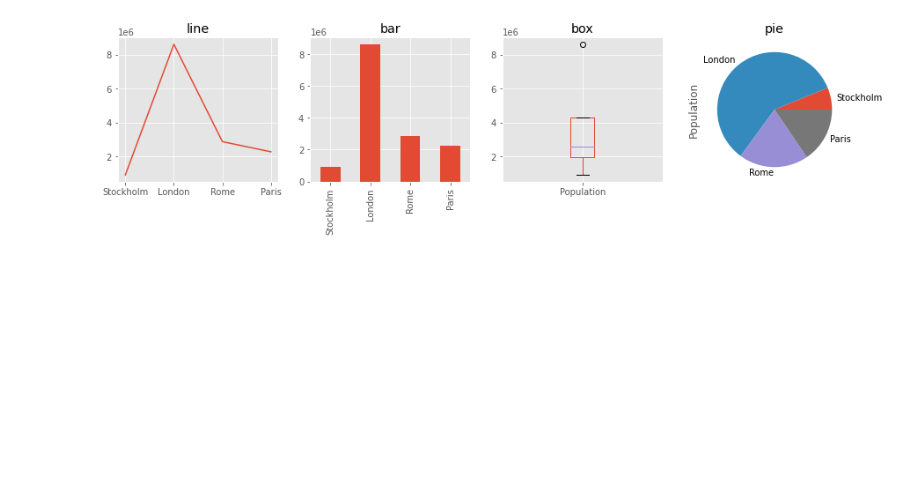
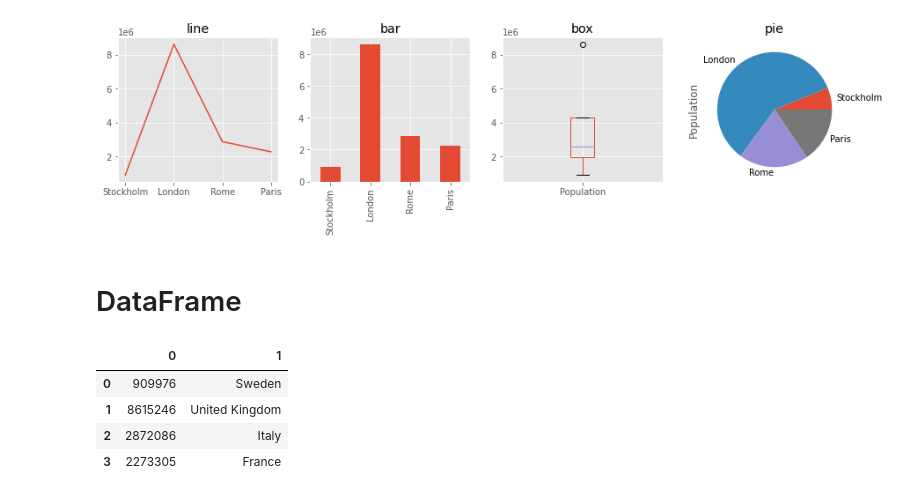
Before and after one commit to ghhernandes/numerical-python-book, a Jupyter notebook: notebooks/Chapter-12.ipynb, the cells around one changed output. Saved outputs shown, nothing was run; the diff lists cells and outputs as text; code cells hidden in the pictures; blank space fills up the shorter version.

```diff
--- a/notebooks/Chapter-12.ipynb
+++ b/notebooks/Chapter-12.ipynb
@@ -90,3 +96,15 @@ s.plot(ax=axes[3], kind='pie', title='pie')
 # %% [output]
 <matplotlib.axes._subplots.AxesSubplot at 0x...>
 [figure]
+# %% [markdown]
+# DataFrame
+# %%
+df = pd.DataFrame([[909976, "Sweden"], [8615246, "United Kingdom"],
+[2872086, "Italy"], [2273305, "France"]])
+df
+# %% [output]
+|  | 0 | 1 |
+| 0 | 909976 | Sweden |
+| 1 | 8615246 | United Kingdom |
+| 2 | 2872086 | Italy |
+| 3 | 2273305 | France |
```
Also changed, not shown: parts of 11 cells of this notebook.
